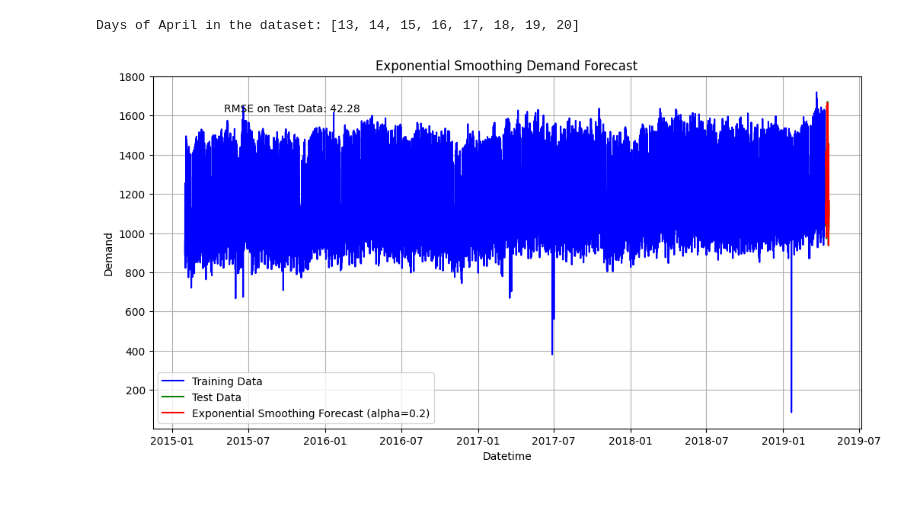
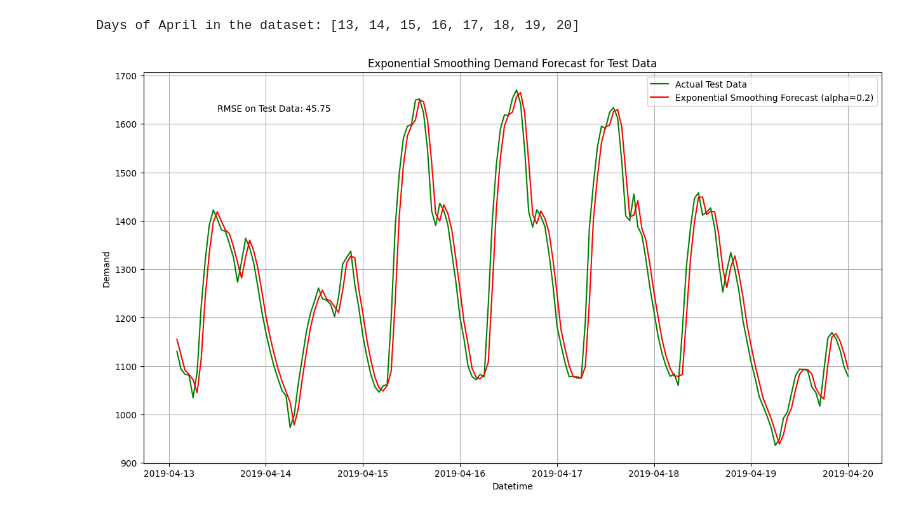
Before and after one commit to jvestell/JTXBigData, a Jupyter notebook: custom_algorithms_spark.ipynb, the cells around one changed output. Saved outputs shown, nothing was run; the diff lists cells and outputs as text; code cells hidden in the pictures.

```diff
--- a/custom_algorithms_spark.ipynb
+++ b/custom_algorithms_spark.ipynb
@@ -111,37 +111,44 @@ demand_with_forecast = demand_with_previous.withColumn(
 
 # Drop rows with missing values in the forecast column
 demand_with_forecast = demand_with_forecast.na.drop(subset=["Exponential_Forecast"])
 
 # Assuming 'spark_test_df' contains the DataFrame with columns: ['datetime', 'DEMAND']
 # Calculate the exponential smoothing forecast for the test data
 test_demand_with_previous = spark_test_df.withColumn('prev_demand', lag(col('DEMAND')).over(windowSpec))
 test_demand_with_forecast = test_demand_with_previous.withColumn(
     'Exponential_Forecast', alpha * col('DEMAND') + (1 - alpha) * col('prev_demand')
 )
 
 # Drop rows with missing values in the forecast column for the test data
 test_demand_with_forecast = test_demand_with_forecast.na.drop(subset=["Exponential_Forecast"])
 
 # Convert Spark DataFrames to Pandas for plotting
 demand_forecast_pd_train = demand_with_forecast.toPandas()
 demand_forecast_pd_test = test_demand_with_forecast.toPandas()
 
 # Sort Pandas DataFrames by datetime for proper plotting
 demand_forecast_pd_train.sort_values('datetime', inplace=True)
 demand_forecast_pd_test.sort_values('datetime', inplace=True)
 
-# Plotting the exponential smoothing forecast
-plt.figure(figsize=(12, 6))
-plt.plot(demand_forecast_pd_train['datetime'], demand_forecast_pd_train['DEMAND'], label='Training Data', color='blue')
-plt.plot(demand_forecast_pd_test['datetime'], demand_forecast_pd_test['DEMAND'], label='Test Data', color='green')
+# Calculate RMSE for the test data
+test_actual_demand = demand_forecast_pd_test['DEMAND']
+test_predicted_demand = demand_forecast_pd_test['Exponential_Forecast']
+exponential_rmse = np.sqrt(mean_squared_error(test_actual_demand, test_predicted_demand))
+
+# Plotting the exponential smoothing forecast for test data only with RMSE
+plt.figure(figsize=(15, 8))
+plt.plot(demand_forecast_pd_test['datetime'], demand_forecast_pd_test['DEMAND'], label='Actual Test Data', color='green')
 plt.plot(demand_forecast_pd_test['datetime'], demand_forecast_pd_test['Exponential_Forecast'],
          label=f'Exponential Smoothing Forecast (alpha={alpha})', color='red')
 plt.xlabel('Datetime')
 plt.ylabel('Demand')
 plt.legend()
-plt.title('Exponential Smoothing Demand Forecast')
+plt.title('Exponential Smoothing Demand Forecast for Test Data')
 plt.grid()
-plt.text(0.1, 0.9, f'RMSE on Test Data: {exponential_rmse:.2f}', transform=plt.gca().transAxes)  # Display RMSE on the plot
+
+# Display RMSE on the plot
+plt.text(0.1, 0.9, f'RMSE on Test Data: {exponential_rmse:.2f}', transform=plt.gca().transAxes)
+
 plt.show()
 # %% [output]
-[figure, old version]
+[figure, new version]
```
